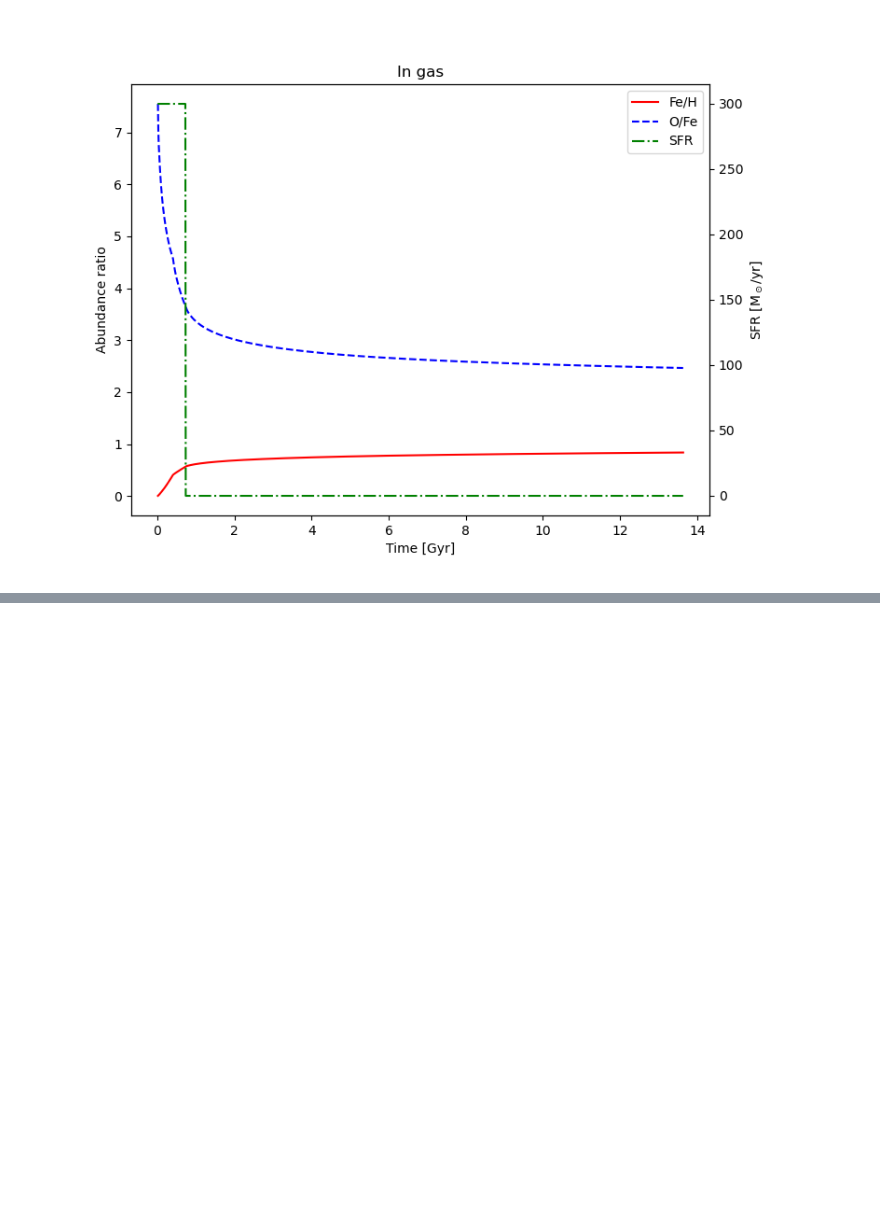
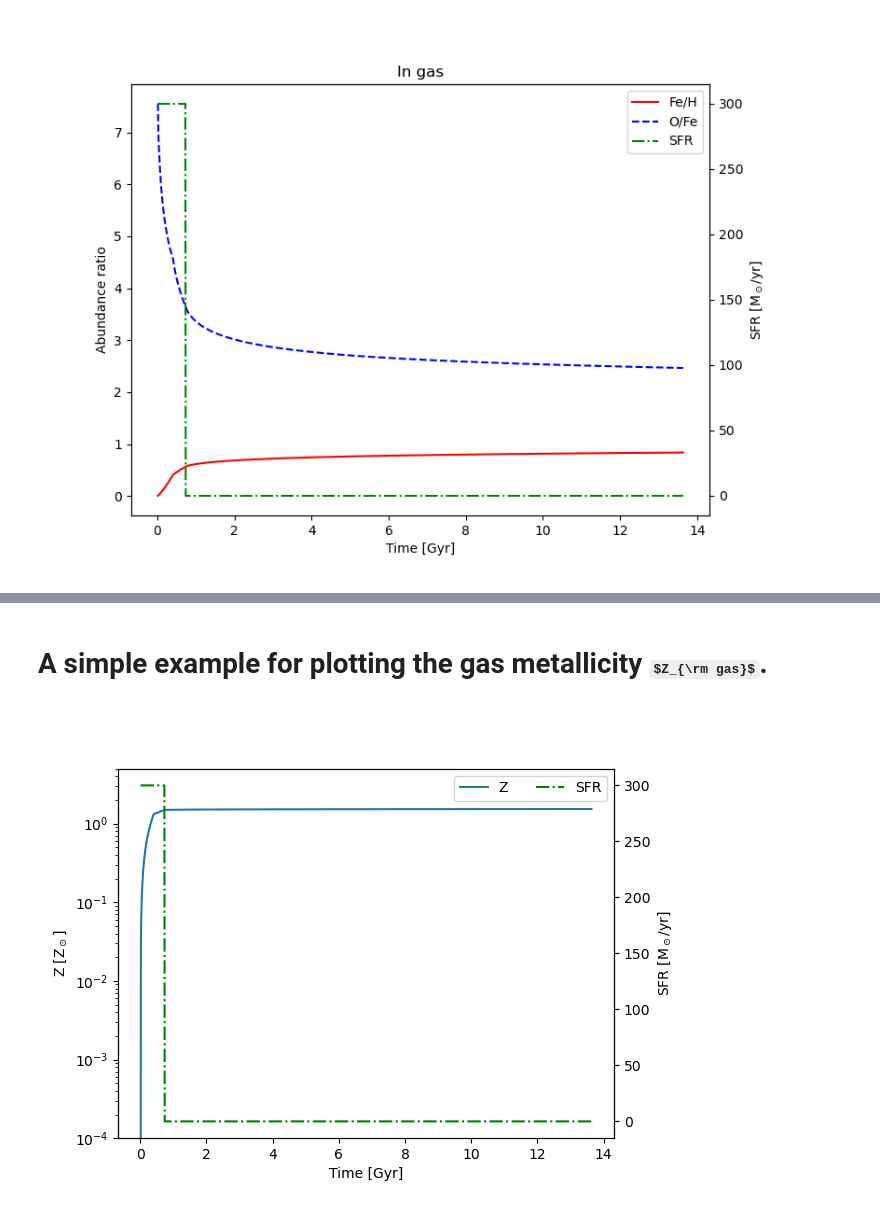
Before and after one commit to liuguanfu1120/ChemEvoIMF, a Jupyter notebook: read_results_example.ipynb, the cells around one changed output, grey strips where cells are left out. Cells and saved outputs as stored; diff of their text form; code cells hidden in the pictures; some formulas as TeX source; blank space fills up the shorter version.

```diff
--- a/read_results_example.ipynb
+++ b/read_results_example.ipynb
@@ -43,0 +127,17 @@ plt.show()
+# %% [markdown]
+# A simple example for plotting the gas metallicity $Z_{\rm gas}$.
+# %%
+fig, ax = plt.subplots()
+line1, = ax.plot(SFH['Age']/1e9, ZGas/constants.Z_sun[solar_set], '-')
+
+ax1 = ax.twinx()
+line2, = ax1.plot(SFH['Age']/1e9, SFH['SFR'], 'g-.')
+ax.set_ylim(1e-4, 5)
+ax.semilogy()
+ax.set_xlabel('Time [Gyr]')
+ax.set_ylabel(r'Z [Z$_\odot$]')
+ax1.set_ylabel(r'SFR [M$_\odot$/yr]')
+ax.legend([line1, line2], ['Z', 'SFR'], loc='upper right', ncol=2)
+plt.show()
+# %% [output]
+[figure, added]
```
Also changed, not shown: parts of 10 cells of this notebook, 15 other files.
